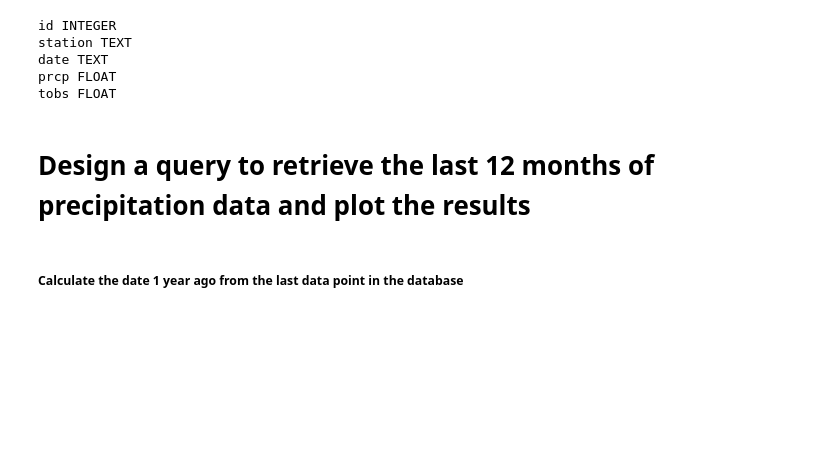
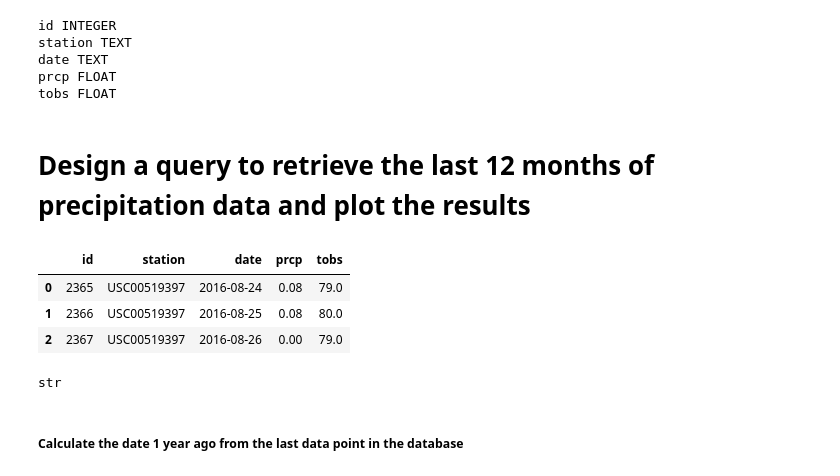
Before and after one commit to pparashar68/sqlalchemy-challenge, a Jupyter notebook: climate_starter.ipynb, the cells around one changed output. Drawn from its saved outputs; the diff is of its cells as text; code cells hidden in the pictures; blank space fills up the shorter version.

```diff
--- a/climate_starter.ipynb
+++ b/climate_starter.ipynb
@@ -59,17 +59,30 @@ tobs FLOAT
 # %% [markdown]
 # Design a query to retrieve the last 12 months of precipitation data and plot the results
 # %%
-# from datetime import datetime
-# # Maximum date data available in database
-# max_date_in_db = session.query(func.max(measurement.date)).one()
-# max_date_in_db = datetime.strptime(max_date_in_db[0], '%Y-%m-%d')
-# one_year_before_maxdate = datetime(max_date_in_db.year -1, max_date_in_db.month, max_date_in_db.day)
-# query_result = session.query(measurement.id,measurement.station,measurement.date,
-#                         measurement.prcp,measurement.tobs).filter(measurement.date
-#                                                                   >one_year_before_maxdate).filter(measurement.date
-#                                                                   <= max_date_in_db).all()
-# for row in query_result:
-#     print(row)
+from datetime import datetime
+# Maximum date data available in database
+max_date_in_db = session.query(func.max(measurement.date)).one()
+max_date_in_db = datetime.strptime(max_date_in_db[0], '%Y-%m-%d')
+one_year_before_maxdate = datetime(max_date_in_db.year -1, max_date_in_db.month, max_date_in_db.day)
+query_result = session.query(measurement.id,measurement.station,measurement.date,
+                        measurement.prcp,measurement.tobs).filter(measurement.date
+                                                                  >one_year_before_maxdate).filter(measurement.date
+                                                                  <= max_date_in_db).all()
+#for row in query_result:
+#    print(row)
+df_one_year_data = pd.DataFrame(query_result)
+df_one_year_data.head(3)
+# %% [output]
+|  | id | station | date | prcp | tobs |
+| 0 | 2365 | USC00519397 | 2016-08-24 | 0.08 | 79.0 |
+| 1 | 2366 | USC00519397 | 2016-08-25 | 0.08 | 80.0 |
+| 2 | 2367 | USC00519397 | 2016-08-26 | 0.00 | 79.0 |
+# %%
+yy = session.query(func.max(measurement.date)).one()
+xx = datetime.strptime(yy[0], '%Y-%m-%d')
+type(xx.strftime('%m-%d'))
+# %% [output]
+str
 # %% [markdown]
 ##### Calculate the date 1 year ago from the last data point in the database
 # %%
```
Also changed, not shown: parts of 26 cells of this notebook.
